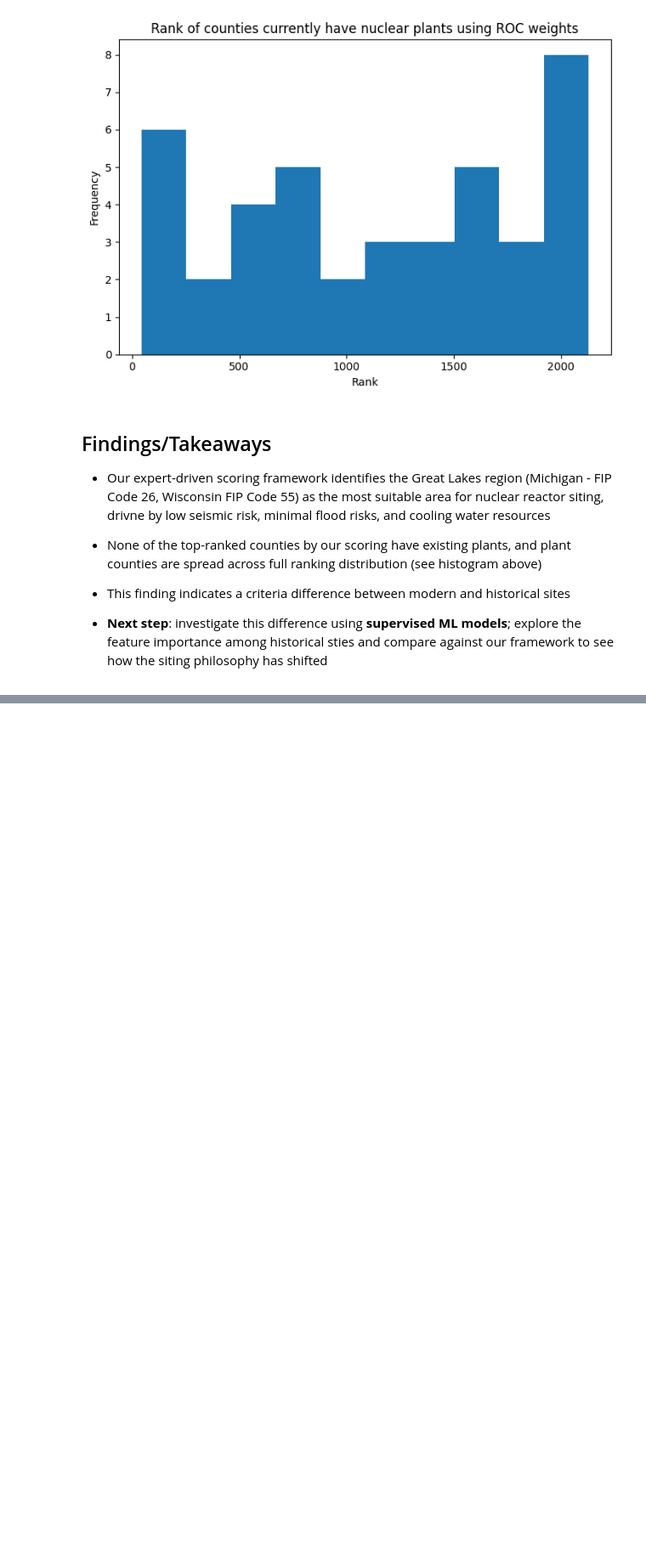
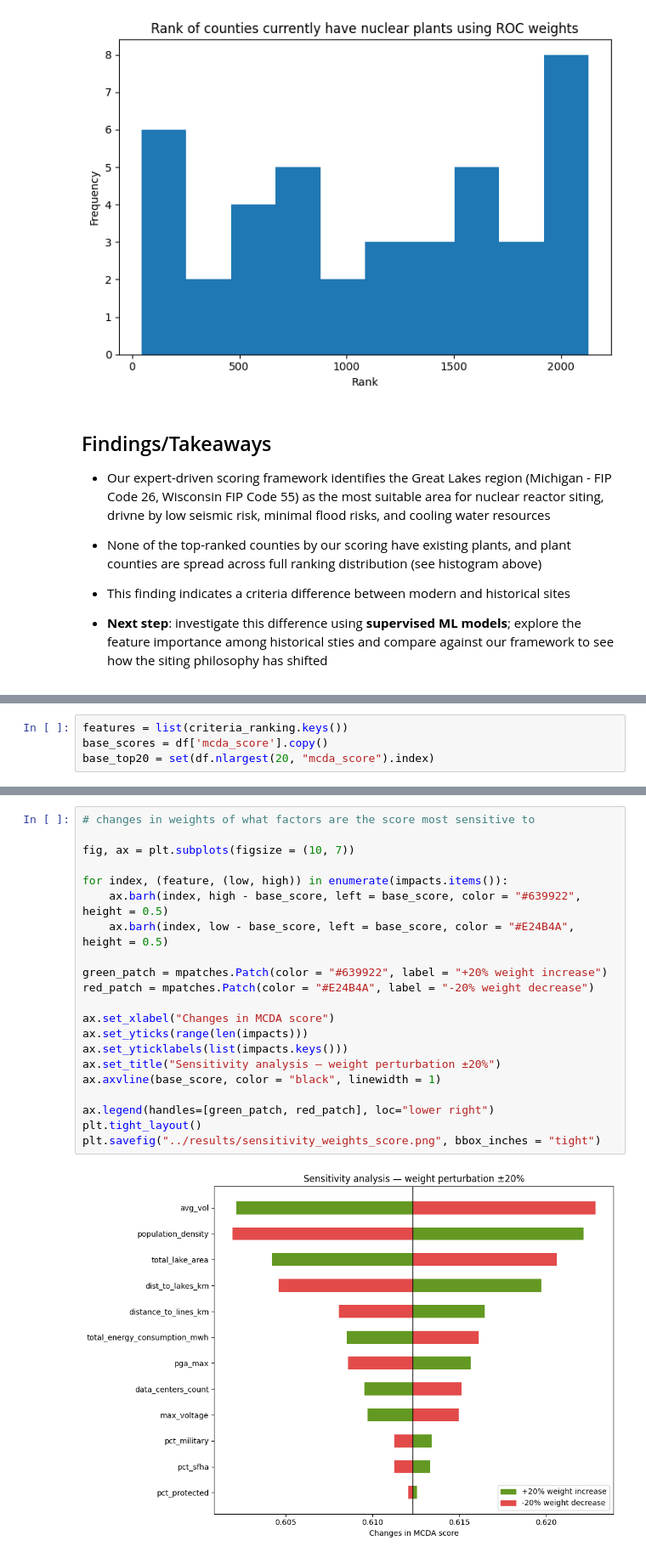
Before and after one commit to quentinconklejr/team-nuclear-family, a Jupyter notebook: notebooks/scoring.ipynb, the cells around one changed output, grey strips where cells are left out. Shown at 85% size. Cells and saved outputs as stored; diff of their text form; blank space fills up the shorter version.

Commit message:
Added sensitivity analysis

```diff
--- a/notebooks/scoring.ipynb
+++ b/notebooks/scoring.ipynb
@@ -220,0 +226,4 @@ plt.tight_layout()
+# %%
+features = list(criteria_ranking.keys())
+base_scores = df['mcda_score'].copy()
+base_top20 = set(df.nlargest(20, "mcda_score").index)
@@ -220,0 +292,23 @@ plt.tight_layout()
+# %%
+# changes in weights of what factors are the score most sensitive to
+
+fig, ax = plt.subplots(figsize = (10, 7))
+
+for index, (feature, (low, high)) in enumerate(impacts.items()):
+    ax.barh(index, high - base_score, left = base_score, color = "#639922", height = 0.5)
+    ax.barh(index, low - base_score, left = base_score, color = "#E24B4A", height = 0.5)
+
+green_patch = mpatches.Patch(color = "#639922", label = "+20% weight increase")
+red_patch = mpatches.Patch(color = "#E24B4A", label = "-20% weight decrease")
+
+ax.set_xlabel("Changes in MCDA score")
+ax.set_yticks(range(len(impacts)))
+ax.set_yticklabels(list(impacts.keys()))
+ax.set_title("Sensitivity analysis — weight perturbation ±20%")
+ax.axvline(base_score, color = "black", linewidth = 1)
+
+ax.legend(handles=[green_patch, red_patch], loc="lower right")
+plt.tight_layout()
+plt.savefig("../results/sensitivity_weights_score.png", bbox_inches = "tight")
+# %% [output]
+[figure, added]
```
Also changed, not shown: parts of 8 cells of this notebook.
